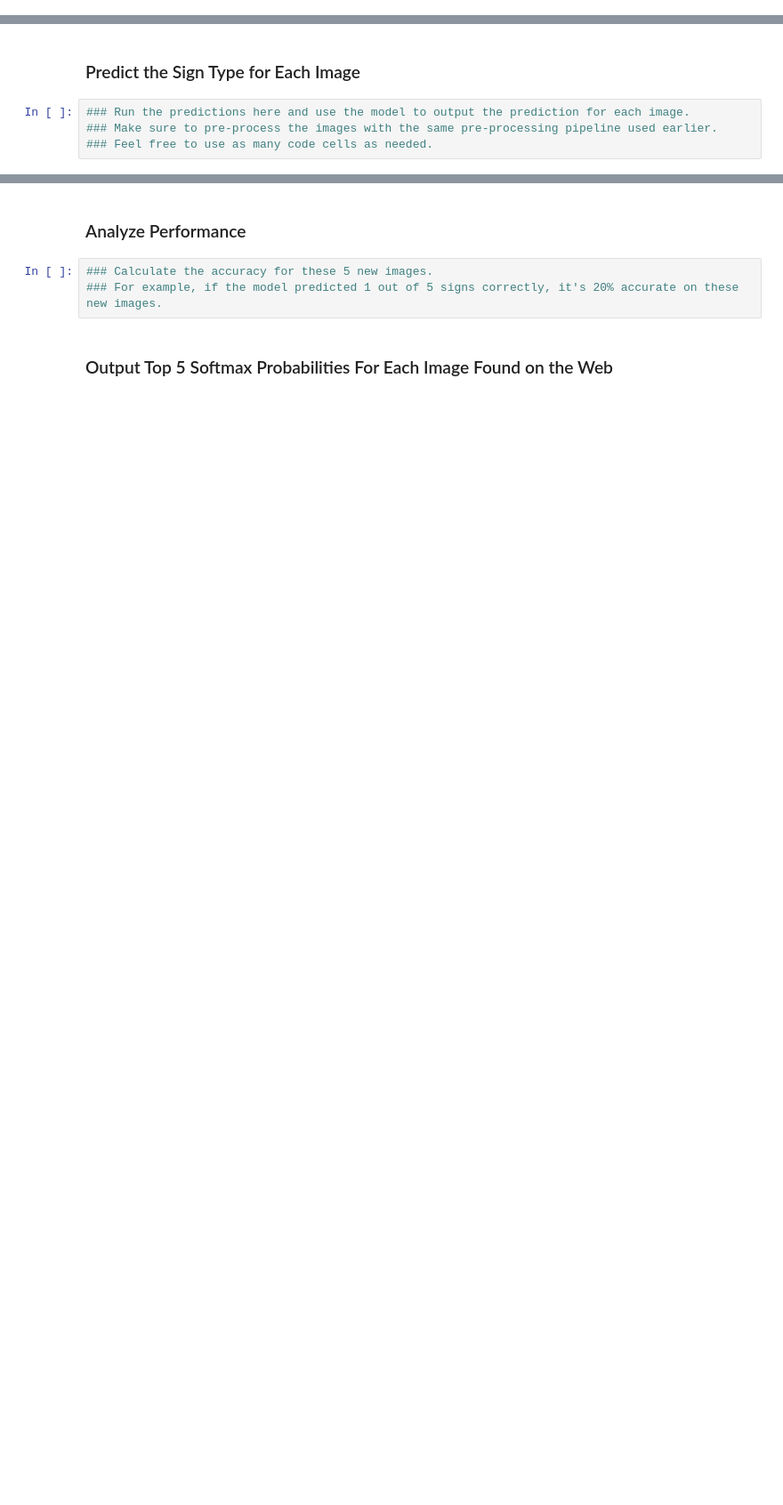
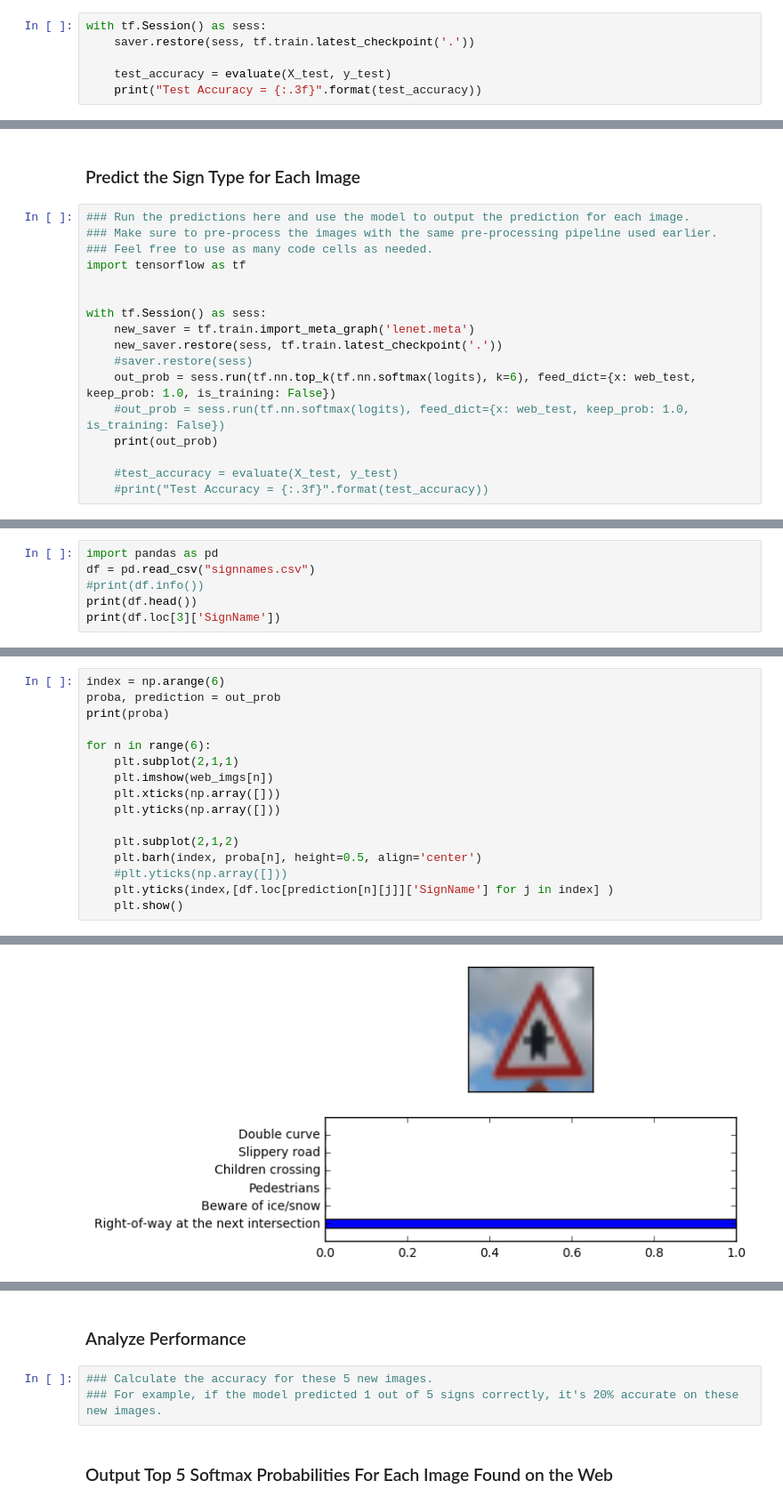
Before and after one commit to PhilippeW83440/SDCND, a Jupyter notebook: CarND-Traffic-Sign-Classifier-Project/Traffic_Sign_Classifier.ipynb, the cells around one changed output, grey strips where cells are left out. Shown at 89% size. Saved outputs shown, nothing was run; the diff lists cells and outputs as text; blank space fills up the shorter version.

```diff
--- a/CarND-Traffic-Sign-Classifier-Project/Traffic_Sign_Classifier.ipynb
+++ b/CarND-Traffic-Sign-Classifier-Project/Traffic_Sign_Classifier.ipynb
@@ -254,0 +515,6 @@ sets imply underfitting. A high accuracy on the training set but low accuracy on
+# %%
+with tf.Session() as sess:
+    saver.restore(sess, tf.train.latest_checkpoint('.'))
+
+    test_accuracy = evaluate(X_test, y_test)
+    print("Test Accuracy = {:.3f}".format(test_accuracy))
@@ -271,3 +588,16 @@ You may find `signnames.csv` useful as it contains mappings from the class id (i
 ### Run the predictions here and use the model to output the prediction for each image.
 ### Make sure to pre-process the images with the same pre-processing pipeline used earlier.
 ### Feel free to use as many code cells as needed.
+import tensorflow as tf
+
+
+with tf.Session() as sess:
+    new_saver = tf.train.import_meta_graph('lenet.meta')
+    new_saver.restore(sess, tf.train.latest_checkpoint('.'))
+    #saver.restore(sess)
+    out_prob = sess.run(tf.nn.top_k(tf.nn.softmax(logits), k=6), feed_dict={x: web_test, keep_prob: 1.0, is_training: False})
+    #out_prob = sess.run(tf.nn.softmax(logits), feed_dict={x: web_test, keep_prob: 1.0, is_training: False})
+    print(out_prob)
+
+    #test_accuracy = evaluate(X_test, y_test)
+    #print("Test Accuracy = {:.3f}".format(test_accuracy))
@@ -273,0 +622,6 @@ You may find `signnames.csv` useful as it contains mappings from the class id (i
+# %%
+import pandas as pd
+df = pd.read_csv("signnames.csv")
+#print(df.info())
+print(df.head())
+print(df.loc[3]['SignName'])
@@ -273,0 +636,17 @@ You may find `signnames.csv` useful as it contains mappings from the class id (i
+# %%
+index = np.arange(6)
+proba, prediction = out_prob
+print(proba)
+
+for n in range(6):
+    plt.subplot(2,1,1)
+    plt.imshow(web_imgs[n])
+    plt.xticks(np.array([]))
+    plt.yticks(np.array([]))
+
+    plt.subplot(2,1,2)
+    plt.barh(index, proba[n], height=0.5, align='center')
+    #plt.yticks(np.array([]))
+    plt.yticks(index,[df.loc[prediction[n][j]]['SignName'] for j in index] )
+    plt.show()
+# %% [output]
@@ -273,0 +665 @@ You may find `signnames.csv` useful as it contains mappings from the class id (i
+[figure, added]
```
Also changed, not shown: parts of 27 cells of this notebook, 4 other files.
